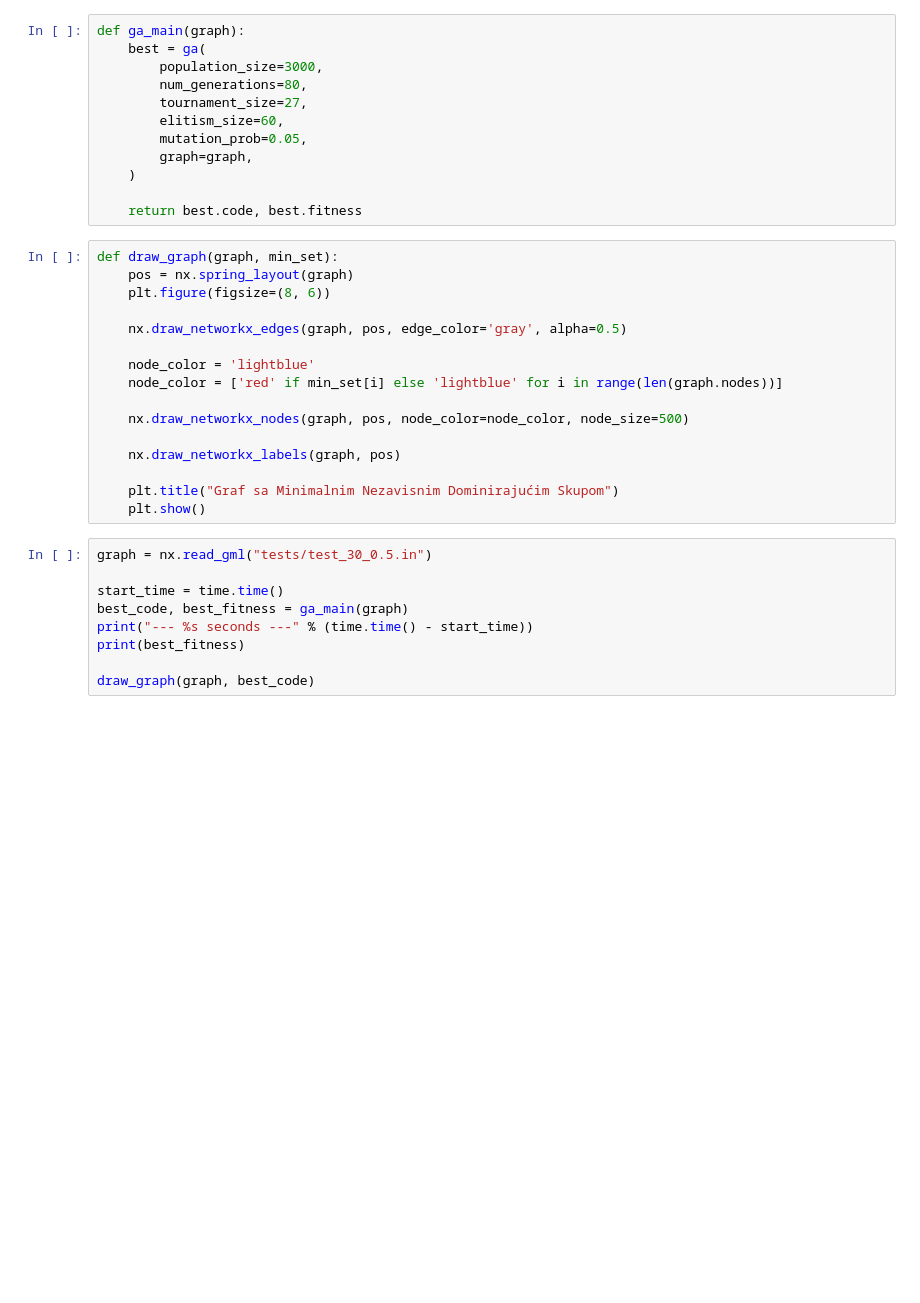
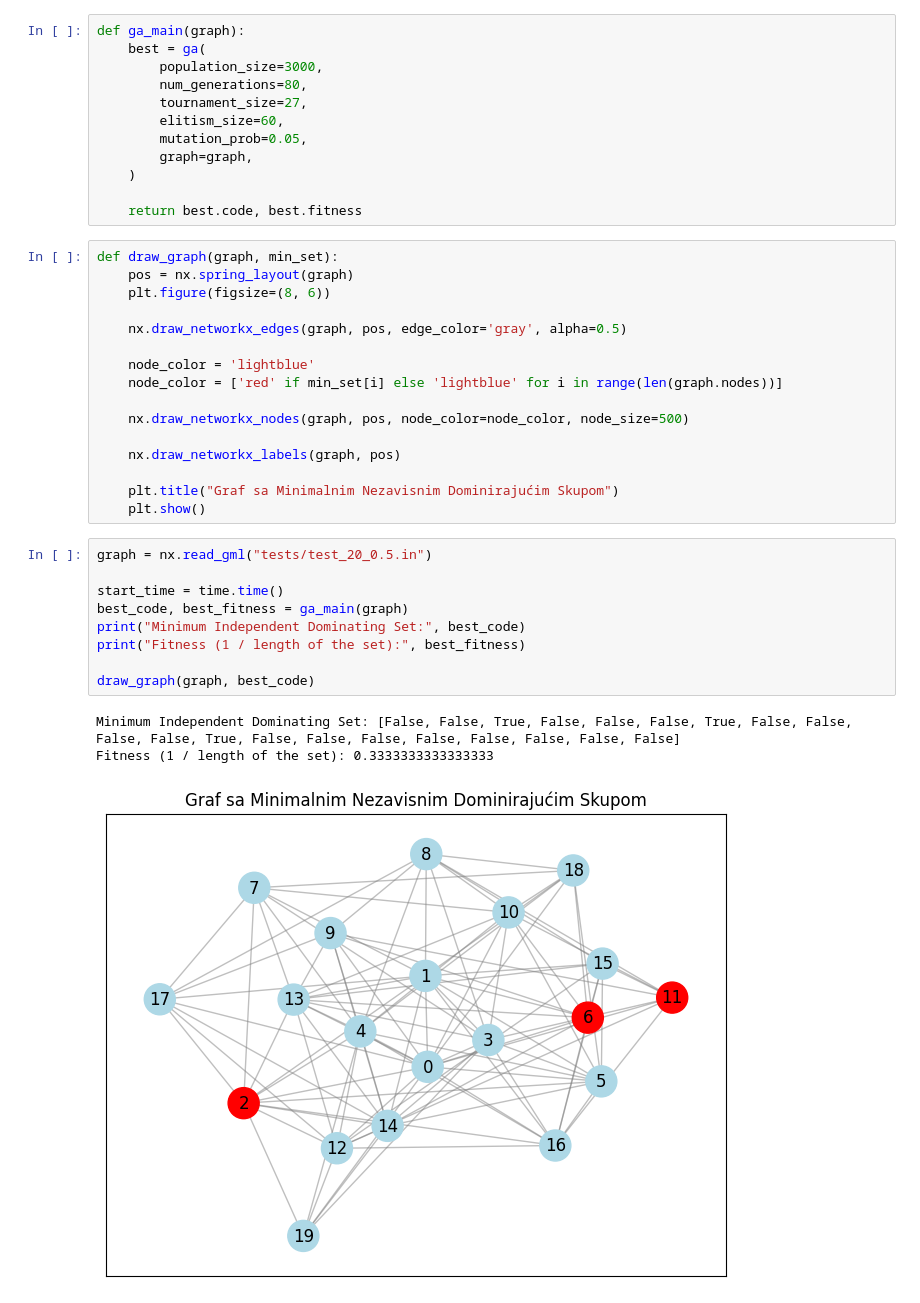
Before and after one commit to sarakalinic24/MIDominatingSet, a Jupyter notebook: geneticAlg.ipynb, the cells around one changed output. Cells and saved outputs as stored; diff of their text form; blank space fills up the shorter version.

```diff
--- a/geneticAlg.ipynb
+++ b/geneticAlg.ipynb
@@ -103,11 +103,15 @@ def draw_graph(graph, min_set):
     plt.title("Graf sa Minimalnim Nezavisnim Dominirajućim Skupom")
     plt.show()
 # %%
-graph = nx.read_gml("tests/test_30_0.5.in")
+graph = nx.read_gml("tests/test_20_0.5.in")
 
 start_time = time.time()
 best_code, best_fitness = ga_main(graph)
-print("--- %s seconds ---" % (time.time() - start_time))
-print(best_fitness)
+print("Minimum Independent Dominating Set:", best_code)
+print("Fitness (1 / length of the set):", best_fitness)
 
 draw_graph(graph, best_code)
+# %% [output]
+Minimum Independent Dominating Set: [False, False, True, False, False, False, True, False, False, False, False, True, False, False, False, False, False, False, False, False]
+Fitness (1 / length of the set): 0.3333333333333333
+[figure, added]
```
Also changed, not shown: 2 other files.
